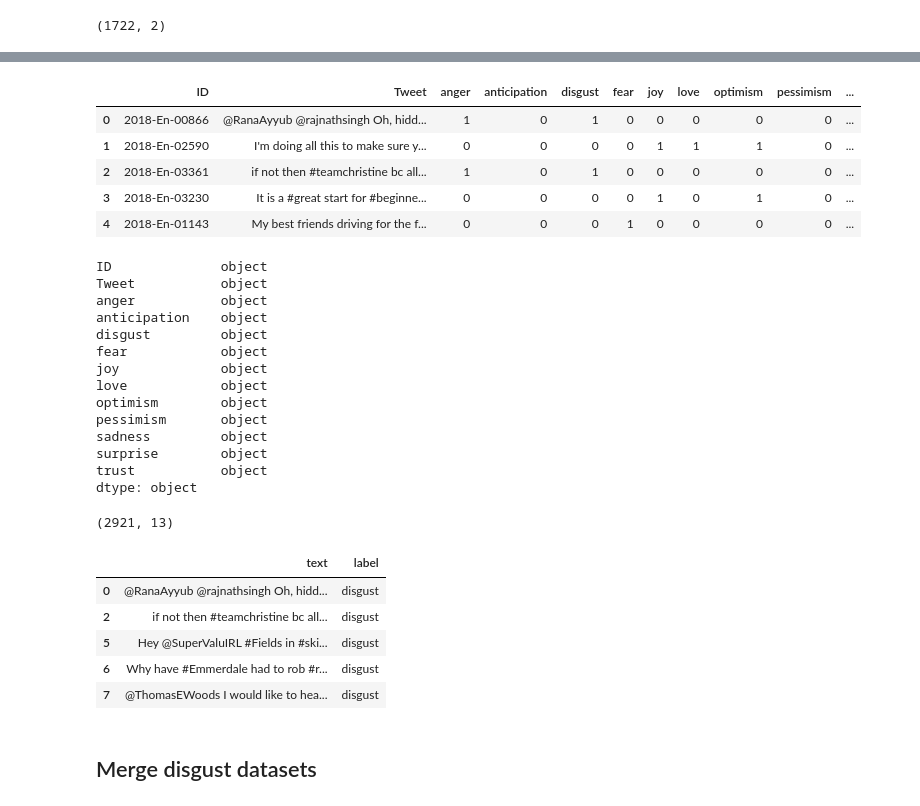
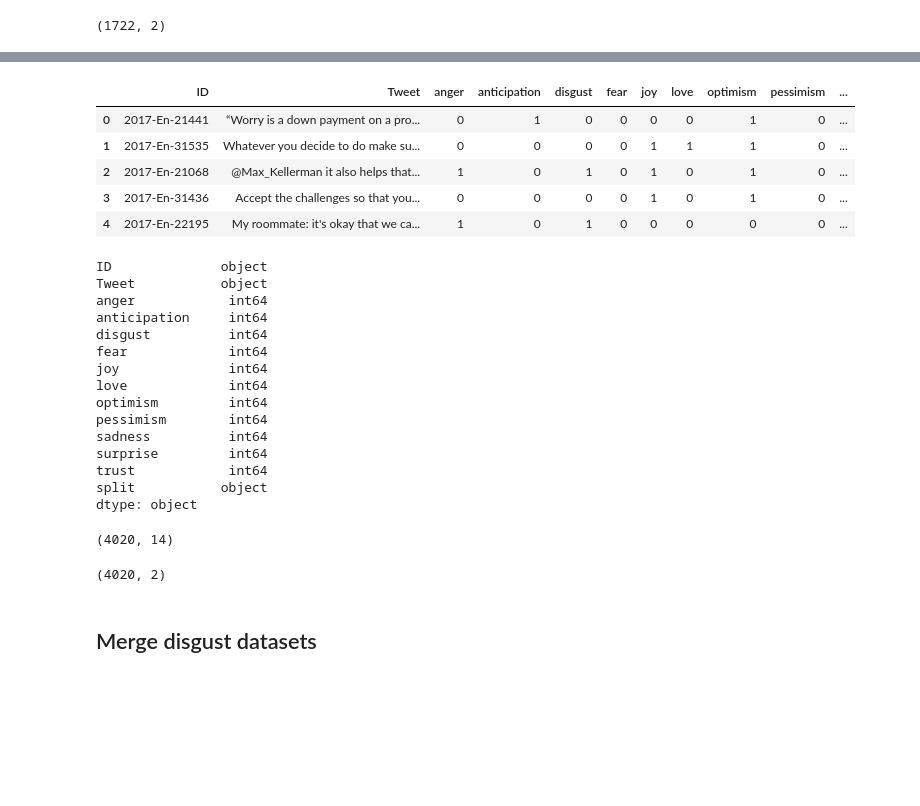
Before and after one commit to kanitafro/nlp-mental-health, a Jupyter notebook: notebooks/merge_love_surprise_disgust.ipynb, the cells around one changed output, grey strips where cells are left out. Cells and saved outputs as stored; diff of their text form; code cells hidden in the pictures; blank space fills up the shorter version.

```diff
--- a/notebooks/merge_love_surprise_disgust.ipynb
+++ b/notebooks/merge_love_surprise_disgust.ipynb
@@ -390,56 +395,62 @@ df2_d.head()
-# %%
-df3_d = pd.concat(
-    [
-        pd.read_csv(path_semeval_dev, sep="\t"),
-        pd.read_csv(path_semeval_test, sep="\t"),
-        pd.read_csv(path_semeval_train, sep="\t"),
-    ],
-    ignore_index=True,
-)
-
-df3_d.head()
-# %% [output]
-|  | ID | Tweet | anger | anticipation | disgust | fear | joy | love | optimism | pessimism | ... |
-| 0 | 2018-En-00866 | @RanaAyyub @rajnathsingh Oh, hidd... | 1 | 0 | 1 | 0 | 0 | 0 | 0 | 0 | ... |
-| 1 | 2018-En-02590 | I'm doing all this to make sure y... | 0 | 0 | 0 | 0 | 1 | 1 | 1 | 0 | ... |
-| 2 | 2018-En-03361 | if not then #teamchristine bc all... | 1 | 0 | 1 | 0 | 0 | 0 | 0 | 0 | ... |
-| 3 | 2018-En-03230 | It is a #great start for #beginne... | 0 | 0 | 0 | 0 | 1 | 0 | 1 | 0 | ... |
-| 4 | 2018-En-01143 | My best friends driving for the f... | 0 | 0 | 0 | 1 | 0 | 0 | 0 | 0 | ... |
+# %%
+import pandas as pd
+
+base_raw_url = "https://raw.githubusercontent.com/cbaziotis/ntua-slp-semeval2018/master/datasets/task1/E-c/"
+
+files = {
+    "train": "E-c-En-train.txt",
+    "dev": "E-c-En-dev.txt",
+    "test": "E-c-En-test-gold.txt"
+}
+
+dataframes = []
+for split, filename in files.items():
+    url = base_raw_url + filename
+    df = pd.read_csv(url, sep='\t', header=0, encoding='utf-8')
+    df['split'] = split
+    dataframes.append(df)
+
+df3_d = pd.concat(dataframes, ignore_index=True)
+df3_d.head()
+# %% [output]
+|  | ID | Tweet | anger | anticipation | disgust | fear | joy | love | optimism | pessimism | ... |
+| 0 | 2017-En-21441 | “Worry is a down payment on a pro... | 0 | 1 | 0 | 0 | 0 | 0 | 1 | 0 | ... |
+| 1 | 2017-En-31535 | Whatever you decide to do make su... | 0 | 0 | 0 | 0 | 1 | 1 | 1 | 0 | ... |
+| 2 | 2017-En-21068 | @Max_Kellerman it also helps that... | 1 | 0 | 1 | 0 | 1 | 0 | 1 | 0 | ... |
+| 3 | 2017-En-31436 | Accept the challenges so that you... | 0 | 0 | 0 | 0 | 1 | 0 | 1 | 0 | ... |
+| 4 | 2017-En-22195 | My roommate: it's okay that we ca... | 1 | 0 | 1 | 0 | 0 | 0 | 0 | 0 | ... |
 # %%
 df3_d.dtypes
 # %% [output]
 ID              object
 Tweet           object
-anger           object
-anticipation    object
-disgust         object
-fear            object
-joy             object
-love            object
-optimism        object
-pessimism       object
-sadness         object
-surprise        object
-trust           object
+anger            int64
+anticipation     int64
+disgust          int64
+fear             int64
+joy              int64
+love             int64
+optimism         int64
+pessimism        int64
+sadness          int64
+surprise         int64
+trust            int64
+split           object
 dtype: object
 # %%
 df3_d = df3_d.rename(columns={"Tweet": "text"})
 df3_d = df3_d[df3_d["disgust"]==1]
 df3_d.shape
 # %% [output]
-(2921, 13)
+(4020, 14)
 # %%
 df3_d = df3_d[df3_d["disgust"].astype(str).eq("1")].copy()
 df3_d["label"] = "disgust"
 df3_d = df3_d[["text", "label"]]
-df3_d.head()
+df3_d.drop_duplicates(subset=['text'], inplace=True)
+df3_d.shape
 # %% [output]
-|  | text | label |
-| 0 | @RanaAyyub @rajnathsingh Oh, hidd... | disgust |
-| 2 | if not then #teamchristine bc all... | disgust |
-| 5 | Hey @SuperValuIRL #Fields in #ski... | disgust |
-| 6 | Why have #Emmerdale had to rob #r... | disgust |
-| 7 | @ThomasEWoods I would like to hea... | disgust |
+(4020, 2)
 # %% [markdown]
 ## Merge disgust datasets
 # %%
```
Also changed, not shown: parts of 21 cells of this notebook, 4 other files.
